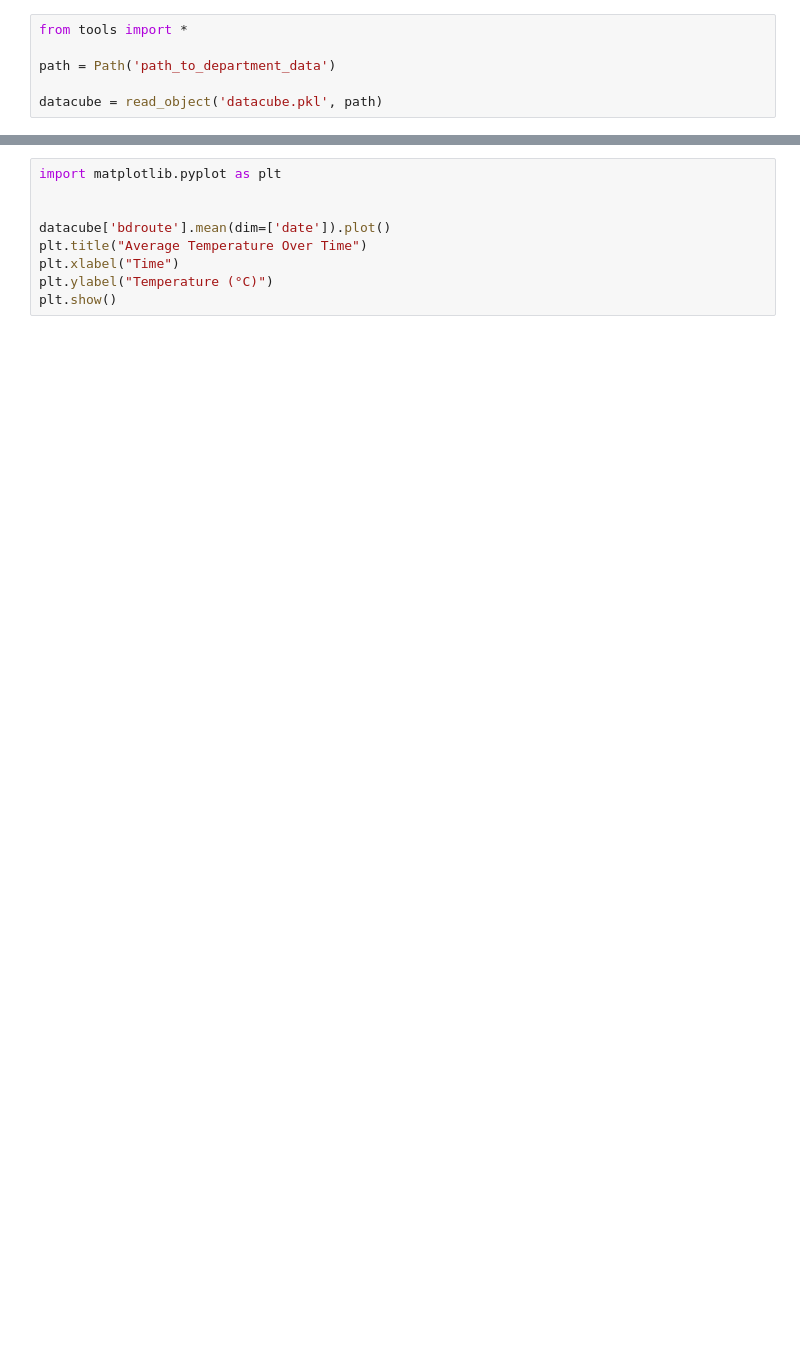
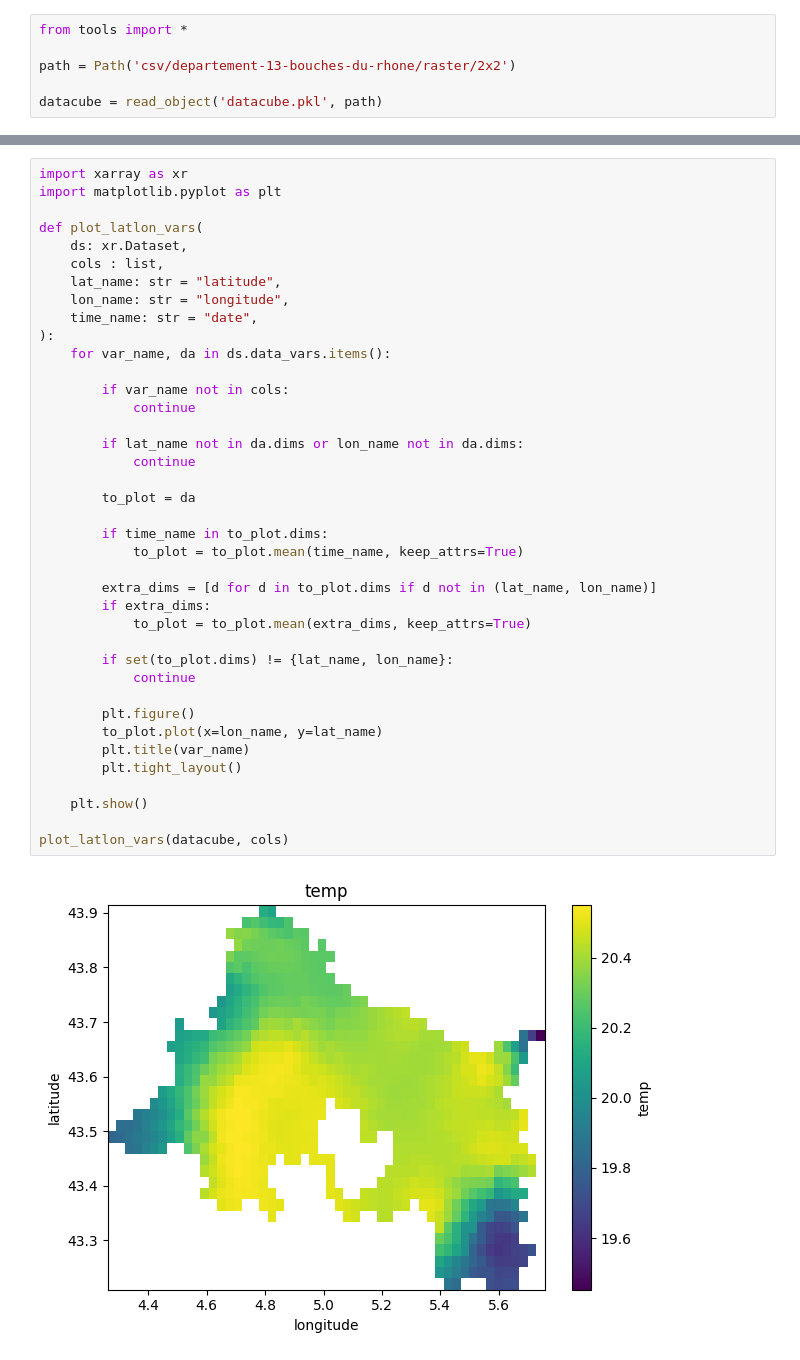
Before and after one commit to NicolasCaronPro/Localized-Forest-Fire-Risk-Prediction-ADepartment-Aware-Approach-for-Operational-DecisionSupport, a Jupyter notebook: Database/Features/check_datacube.ipynb, the cells around one changed output, grey strips where cells are left out. Drawn from its saved outputs; the diff is of its cells as text; blank space fills up the shorter version.

Commit message:
[ADD check datacube]

```diff
--- a/Database/Features/check_datacube.ipynb
+++ b/Database/Features/check_datacube.ipynb
@@ -1,6 +1,6 @@
 # %%
 from tools import *
 
-path = Path('path_to_department_data')
+path = Path('csv/departement-13-bouches-du-rhone/raster/2x2')
 
 datacube = read_object('datacube.pkl', path)
@@ -11,10 +85,41 @@ datacube
 # %%
+import xarray as xr
 import matplotlib.pyplot as plt
 
+def plot_latlon_vars(
+    ds: xr.Dataset,
+    cols : list,
+    lat_name: str = "latitude",
+    lon_name: str = "longitude",
+    time_name: str = "date",
+):
+    for var_name, da in ds.data_vars.items():
 
-datacube['bdroute'].mean(dim=['date']).plot()
-plt.title("Average Temperature Over Time")
-plt.xlabel("Time")
-plt.ylabel("Temperature (°C)")
-plt.show()
+        if var_name not in cols:
+            continue
+
+        if lat_name not in da.dims or lon_name not in da.dims:
+            continue
+
+        to_plot = da
+
+        if time_name in to_plot.dims:
+            to_plot = to_plot.mean(time_name, keep_attrs=True)
+
+        extra_dims = [d for d in to_plot.dims if d not in (lat_name, lon_name)]
+        if extra_dims:
+            to_plot = to_plot.mean(extra_dims, keep_attrs=True)
+
+        if set(to_plot.dims) != {lat_name, lon_name}:
+            continue
+
+        plt.figure()
+        to_plot.plot(x=lon_name, y=lat_name)
+        plt.title(var_name)
+        plt.tight_layout()
+
+    plt.show()
+
+plot_latlon_vars(datacube, cols)
 # %% [output]
+[figure, added]
```
Also changed, not shown: parts of 4 cells of this notebook.
